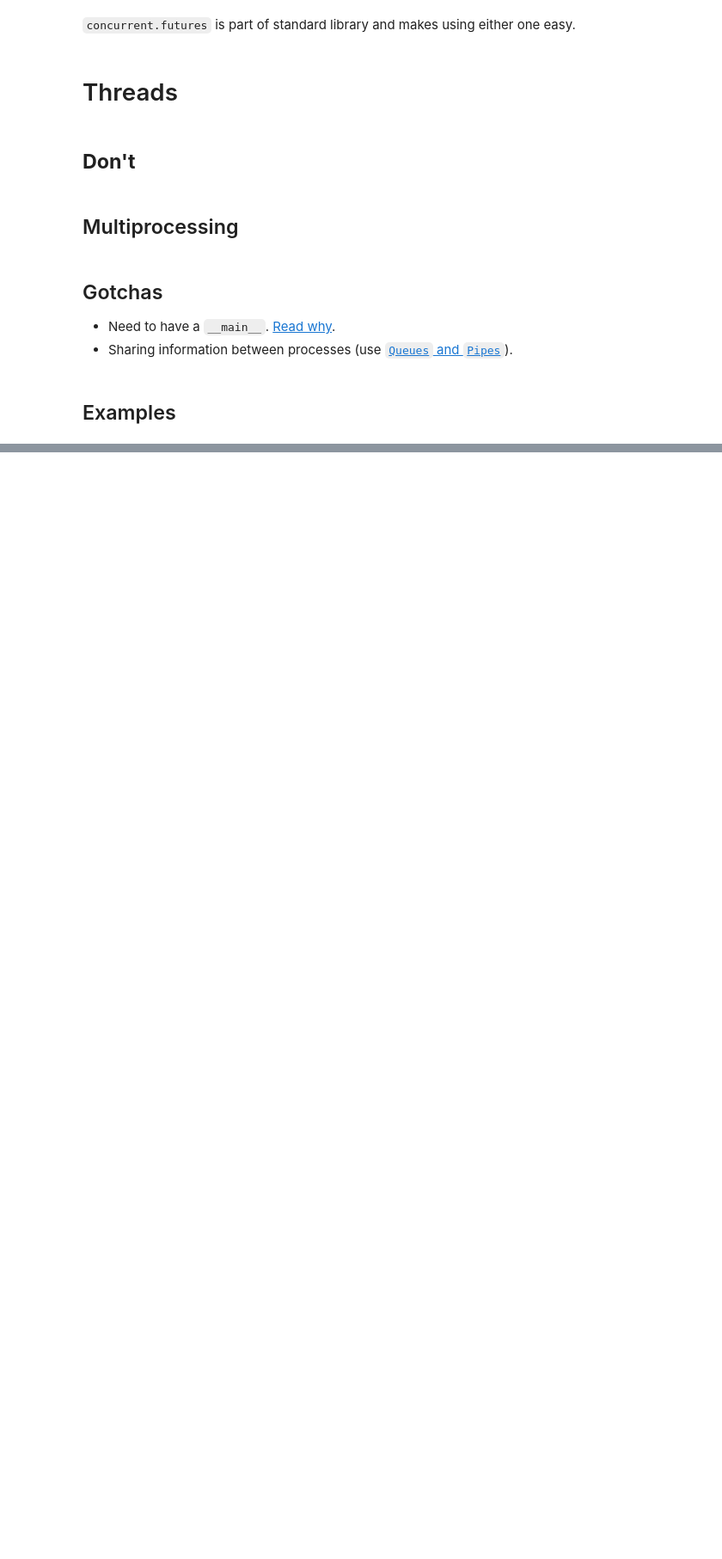
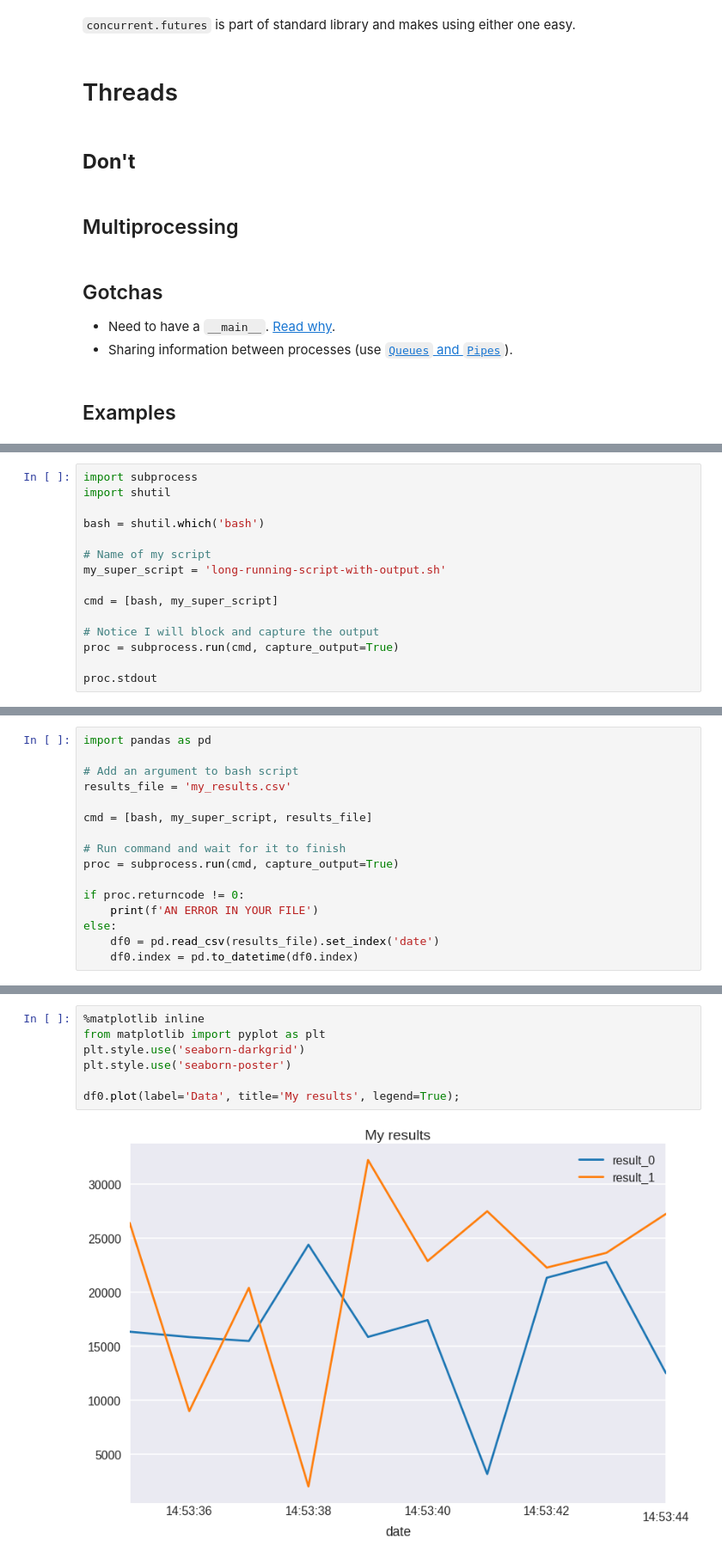
Before and after one commit to OZAstroComputingResources/MQCoffee-CodeResources, a Jupyter notebook: MultiProcessing/MultiProcessing.ipynb, the cells around one changed output, grey strips where cells are left out. Shown at 86% size. Cells and saved outputs as stored; diff of their text form; blank space fills up the shorter version.

Commit message:
* Adding subprocess example

```diff
--- a/MultiProcessing/MultiProcessing.ipynb
+++ b/MultiProcessing/MultiProcessing.ipynb
@@ -91,0 +120,15 @@ Two big players:
+# %%
+import subprocess
+import shutil
+
+bash = shutil.which('bash')
+
+# Name of my script
+my_super_script = 'long-running-script-with-output.sh'
+
+cmd = [bash, my_super_script]
+
+# Notice I will block and capture the output
+proc = subprocess.run(cmd, capture_output=True)
+
+proc.stdout
@@ -91,0 +137,16 @@ Two big players:
+# %%
+import pandas as pd
+
+# Add an argument to bash script
+results_file = 'my_results.csv'
+
+cmd = [bash, my_super_script, results_file]
+
+# Run command and wait for it to finish
+proc = subprocess.run(cmd, capture_output=True)
+
+if proc.returncode != 0:
+    print(f'AN ERROR IN YOUR FILE')
+else:
+    df0 = pd.read_csv(results_file).set_index('date')
+    df0.index = pd.to_datetime(df0.index)
@@ -91,0 +168,9 @@ Two big players:
+# %%
+%matplotlib inline
+from matplotlib import pyplot as plt
+plt.style.use('seaborn-darkgrid')
+plt.style.use('seaborn-poster')
+
+df0.plot(label='Data', title='My results', legend=True);
+# %% [output]
+[figure, added]
```
Also changed, not shown: parts of 6 cells of this notebook, 2 other files.
